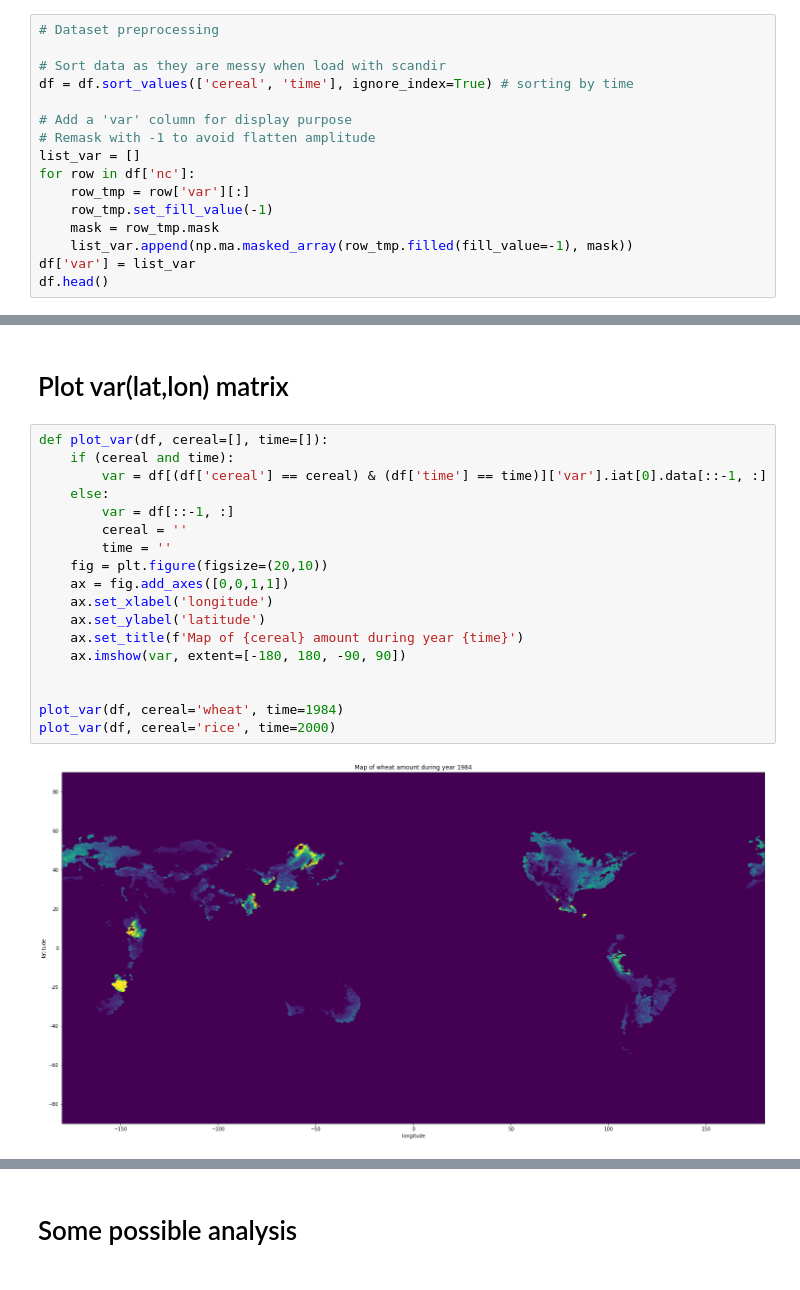
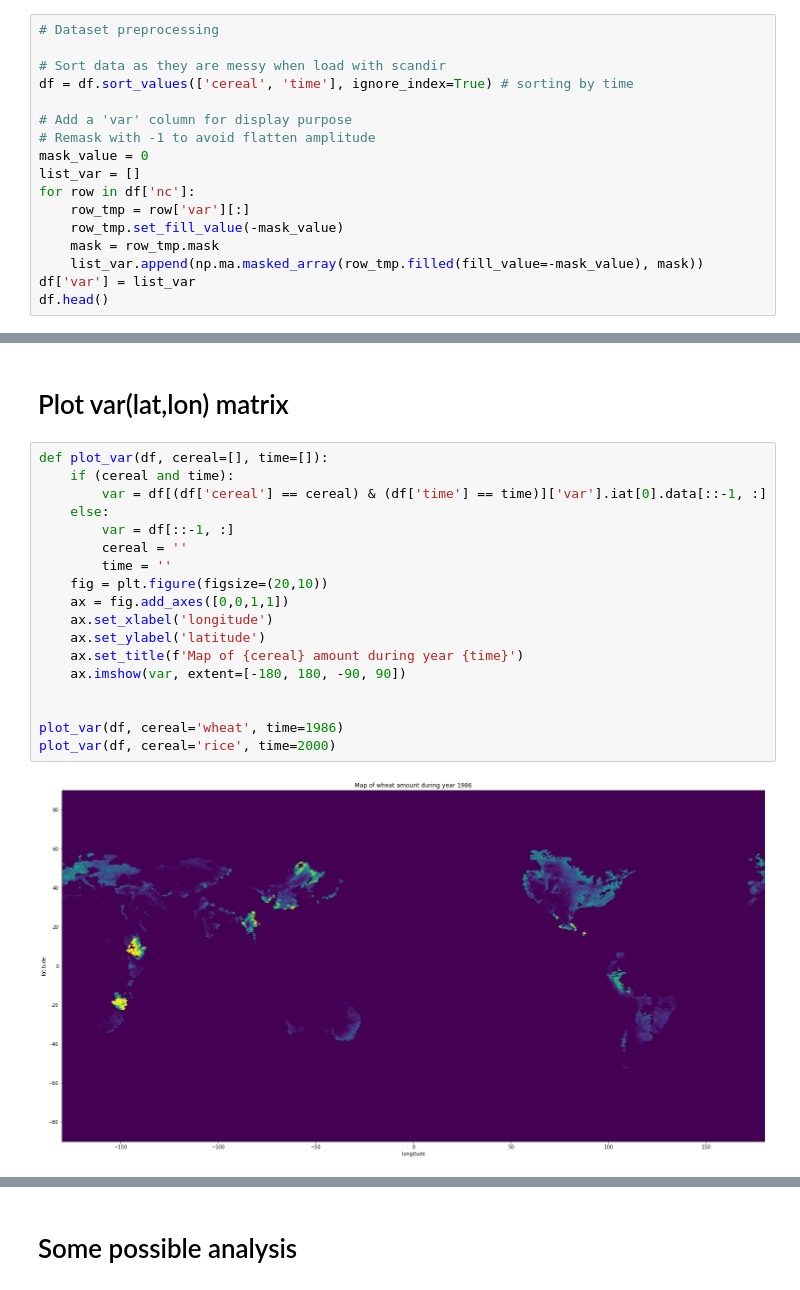
Before and after one commit to pprablanc/crops-cereal-analysis, a Jupyter notebook: analyses.ipynb, the cells around one changed output, grey strips where cells are left out. Saved outputs shown, nothing was run; the diff lists cells and outputs as text.

```diff
--- a/analyses.ipynb
+++ b/analyses.ipynb
@@ -37,12 +30,13 @@ df = df.sort_values(['cereal', 'time'], ignore_index=True) # sorting by time
 
 # Add a 'var' column for display purpose
 # Remask with -1 to avoid flatten amplitude
+mask_value = 0
 list_var = []
 for row in df['nc']:
     row_tmp = row['var'][:]
-    row_tmp.set_fill_value(-1)
+    row_tmp.set_fill_value(-mask_value)
     mask = row_tmp.mask
-    list_var.append(np.ma.masked_array(row_tmp.filled(fill_value=-1), mask))
+    list_var.append(np.ma.masked_array(row_tmp.filled(fill_value=-mask_value), mask))
 df['var'] = list_var
 df.head()
 # %% [output]
@@ -129,23 +123,23 @@ Percent of valid values: 1.1608796296296295
 # %%
 def plot_var(df, cereal=[], time=[]):
     if (cereal and time):
         var = df[(df['cereal'] == cereal) & (df['time'] == time)]['var'].iat[0].data[::-1, :]
     else:
         var = df[::-1, :]
         cereal = ''
         time = ''
     fig = plt.figure(figsize=(20,10))
     ax = fig.add_axes([0,0,1,1])
     ax.set_xlabel('longitude')
     ax.set_ylabel('latitude')
     ax.set_title(f'Map of {cereal} amount during year {time}')
     ax.imshow(var, extent=[-180, 180, -90, 90])
 
 
-plot_var(df, cereal='wheat', time=1984)
+plot_var(df, cereal='wheat', time=1986)
 plot_var(df, cereal='rice', time=2000)
 # %% [output]
-[figure, old version]
+[figure, new version]
 [figure]
 # %% [markdown]
 # Some possible analysis
```
Also changed, not shown: parts of 9 cells of this notebook, 1 other file.
